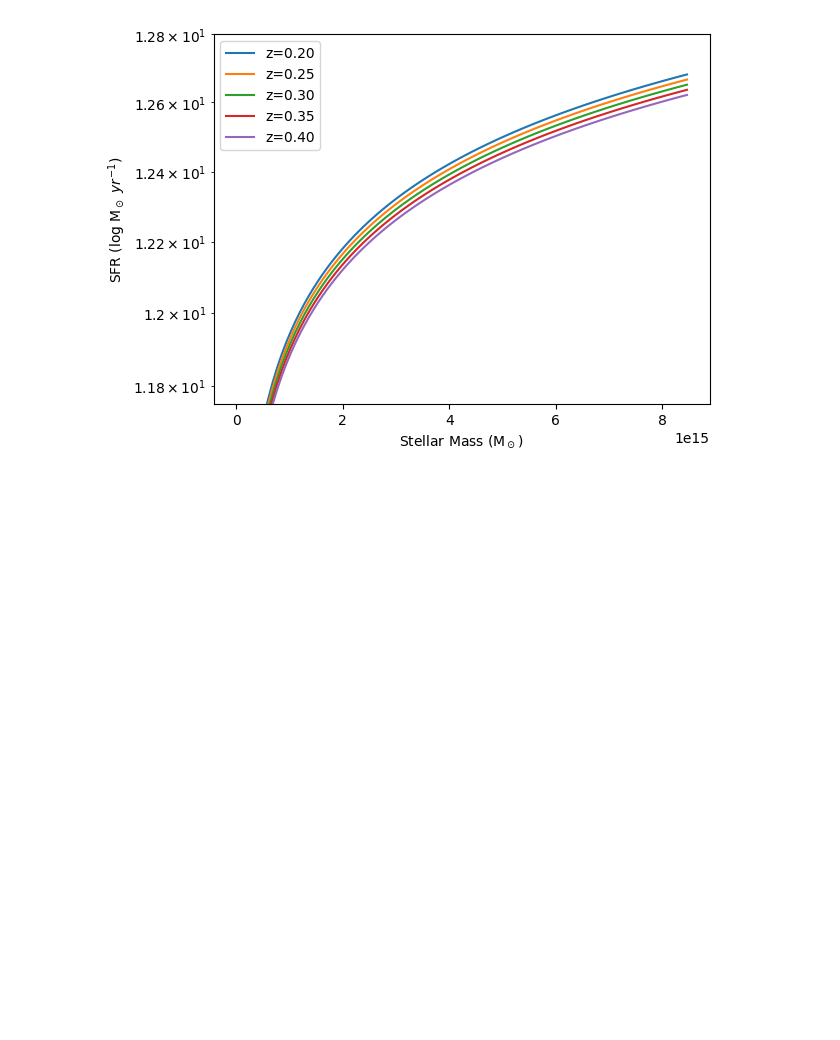
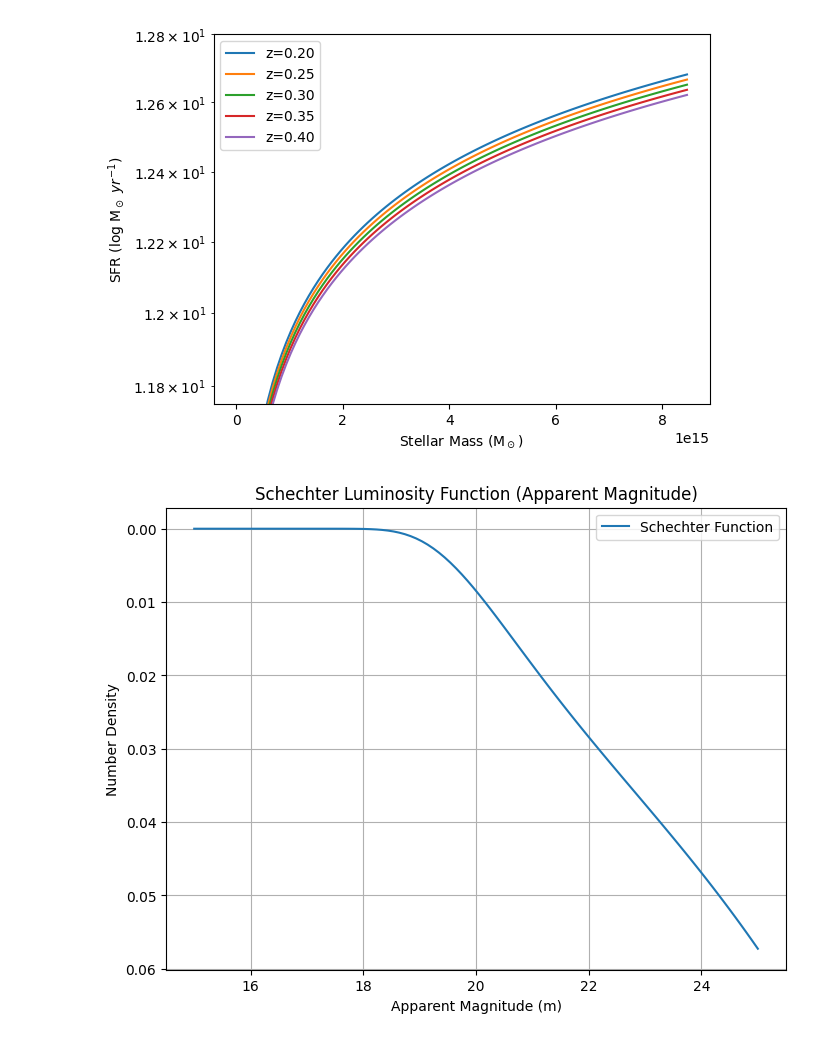
Before and after one commit to mayamerch/block-3-project, a Jupyter notebook: abell 2744.ipynb, the cells around one changed output. Saved outputs shown, nothing was run; the diff lists cells and outputs as text; code cells hidden in the pictures; blank space fills up the shorter version.

```diff
--- a/abell 2744.ipynb
+++ b/abell 2744.ipynb
@@ -749,3 +791,36 @@ plt.legend()
 # %% [output]
 <matplotlib.legend.Legend at 0x...>
 [figure]
+# %%
+import numpy as np
+import matplotlib.pyplot as plt
+
+def schechter_function_apparent_mag(m, phi_star, m_star, alpha):
+    """
+    Schechter luminosity function in terms of apparent magnitude.
+    """
+    return phi_star * np.log(10) * 10**(-0.4 * (m - m_star) * (alpha + 1)) * np.exp(-10**(-0.4 * (m - m_star)))
+
+# Define parameters for the Schechter function
+phi_star = 0.01  # Normalization factor
+m_star = 20.0    # Characteristic apparent magnitude
+alpha = -1.2     # Slope parameter
+
+# Generate a range of apparent magnitudes
+m = np.linspace(15, 25, 100)
+
+# Calculate Schechter function values in terms of apparent magnitude
+phi_apparent_mag = schechter_function_apparent_mag(m, phi_star, m_star, alpha)
+
+# Plot the Schechter luminosity function in terms of apparent magnitude
+plt.figure(figsize=(8, 6))
+plt.plot(m, phi_apparent_mag, label='Schechter Function')
+plt.xlabel('Apparent Magnitude (m)')
+plt.ylabel('Number Density')
+plt.title('Schechter Luminosity Function (Apparent Magnitude)')
+plt.legend()
+plt.grid(True)
+plt.gca().invert_yaxis()  # Invert y-axis to match conventional magnitude plotting
+plt.show()
+# %% [output]
+[figure, added]
```
Also changed, not shown: parts of 19 cells of this notebook.
